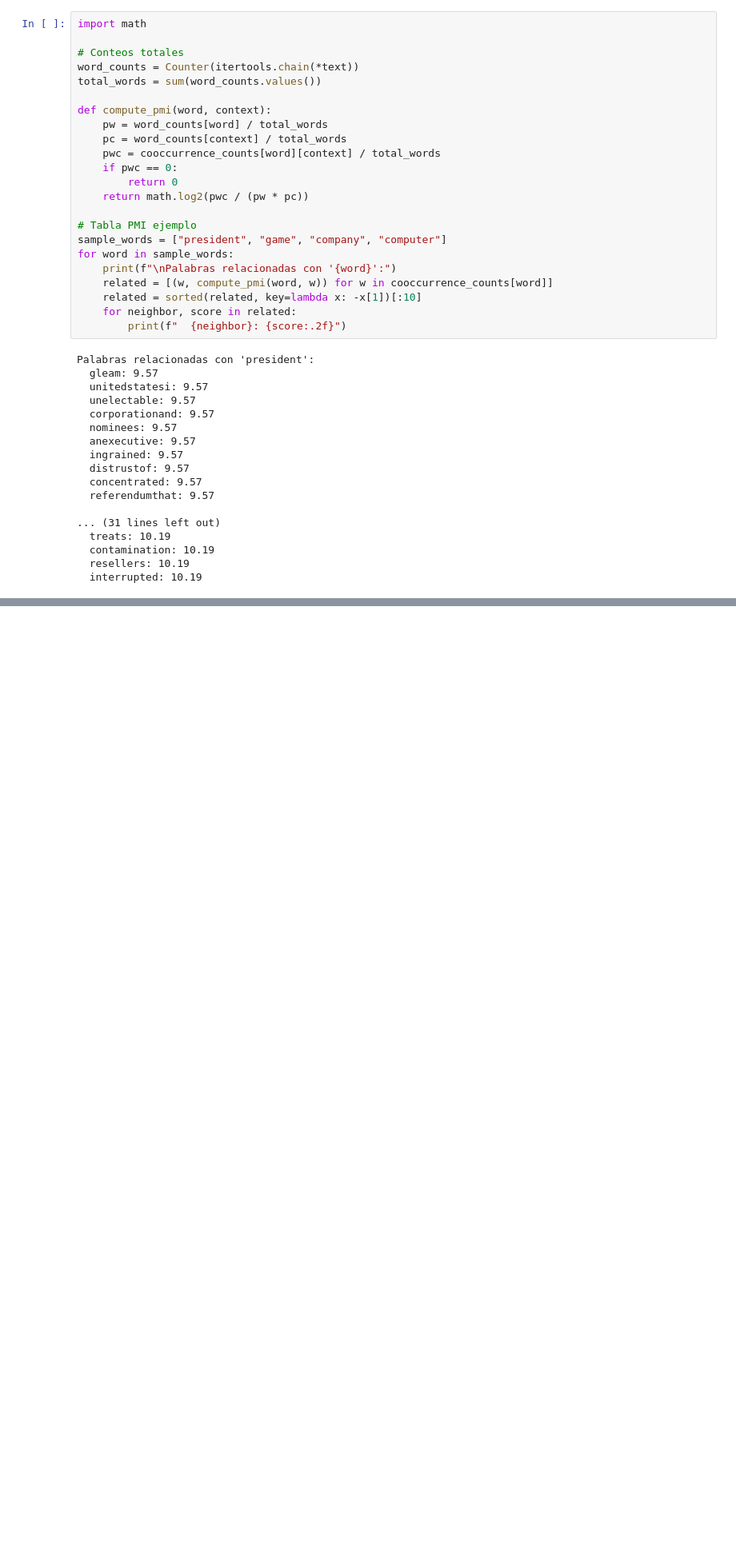
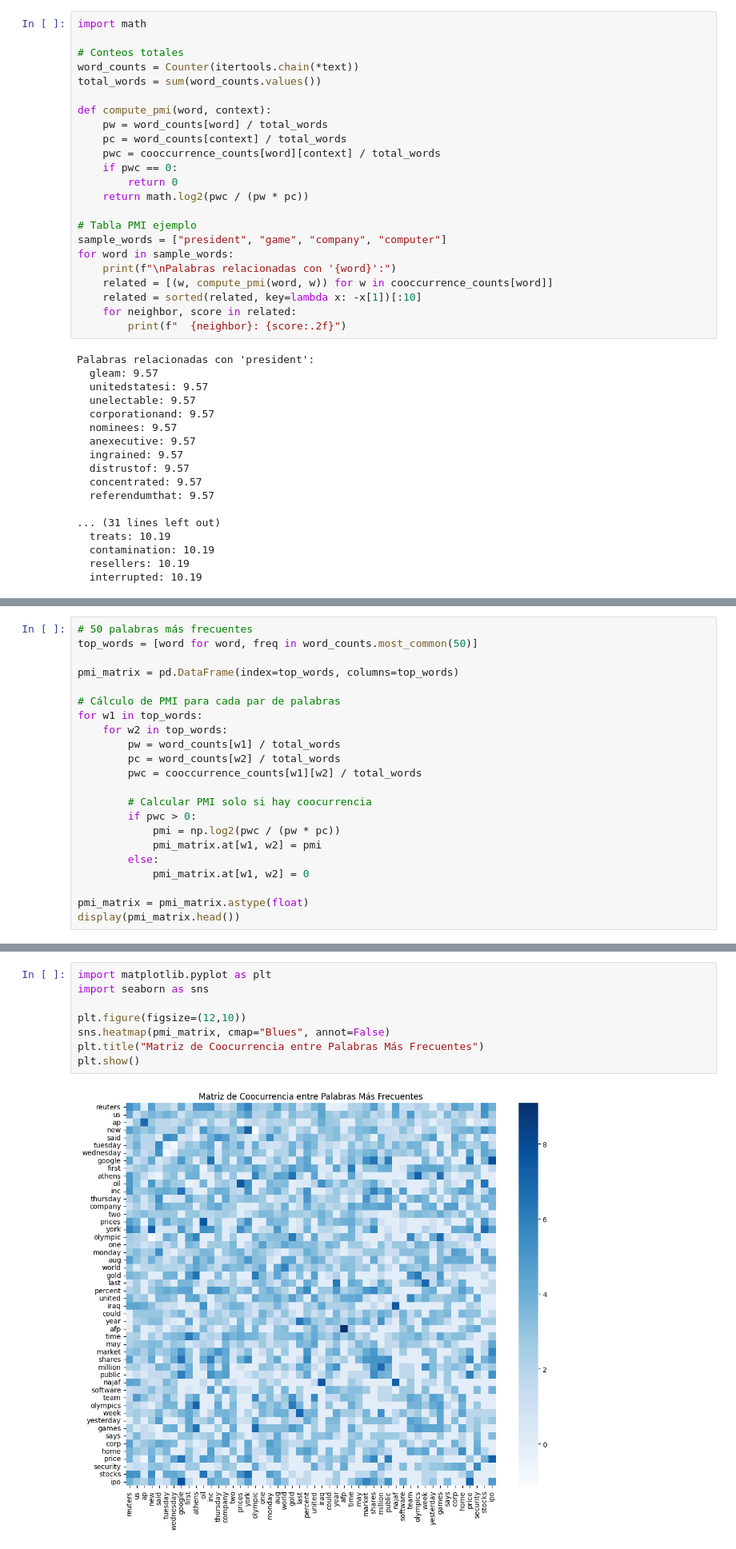
Before and after one commit to guisa17/nlp-proyecto10, a Jupyter notebook: notebooks/exploration.ipynb, the cells around one changed output, grey strips where cells are left out. Shown at 80% size. Saved outputs shown, nothing was run; the diff lists cells and outputs as text; blank space fills up the shorter version.

Commit message:
matriz PMI entre palabras frecuentes

```diff
--- a/notebooks/exploration.ipynb
+++ b/notebooks/exploration.ipynb
@@ -166,0 +172,22 @@ Palabras relacionadas con 'president':
+# %%
+# 50 palabras más frecuentes
+top_words = [word for word, freq in word_counts.most_common(50)]
+
+pmi_matrix = pd.DataFrame(index=top_words, columns=top_words)
+
+# Cálculo de PMI para cada par de palabras
+for w1 in top_words:
+    for w2 in top_words:
+        pw = word_counts[w1] / total_words
+        pc = word_counts[w2] / total_words
+        pwc = cooccurrence_counts[w1][w2] / total_words
+
+        # Calcular PMI solo si hay coocurrencia
+        if pwc > 0:
+            pmi = np.log2(pwc / (pw * pc))
+            pmi_matrix.at[w1, w2] = pmi
+        else:
+            pmi_matrix.at[w1, w2] = 0
+
+pmi_matrix = pmi_matrix.astype(float)
+display(pmi_matrix.head())
@@ -166,0 +202,10 @@ Palabras relacionadas con 'president':
+# %%
+import matplotlib.pyplot as plt
+import seaborn as sns
+
+plt.figure(figsize=(12,10))
+sns.heatmap(pmi_matrix, cmap="Blues", annot=False)
+plt.title("Matriz de Coocurrencia entre Palabras Más Frecuentes")
+plt.show()
+# %% [output]
+[figure, added]
```
Also changed, not shown: parts of 3 cells of this notebook.
